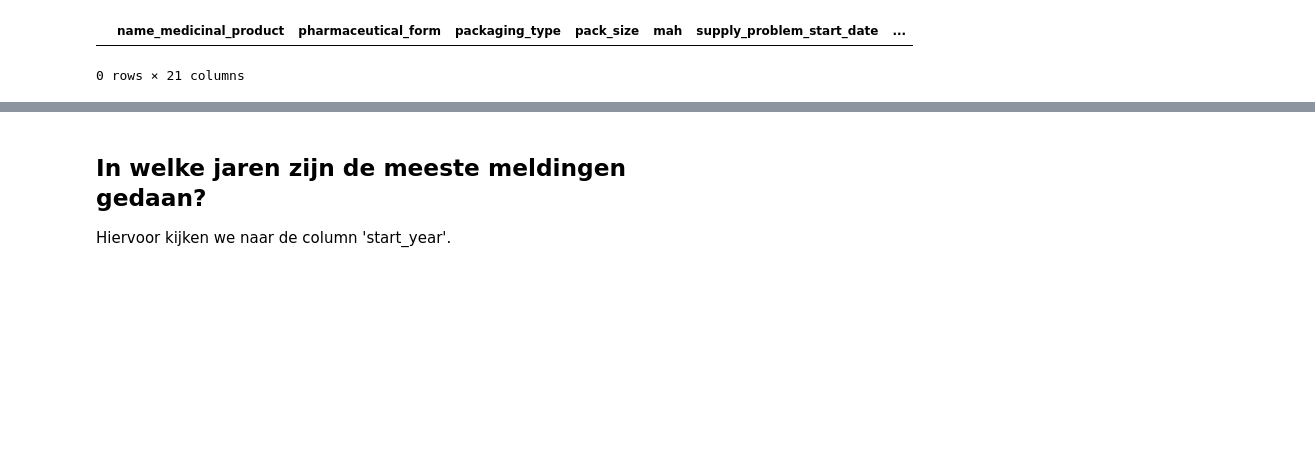
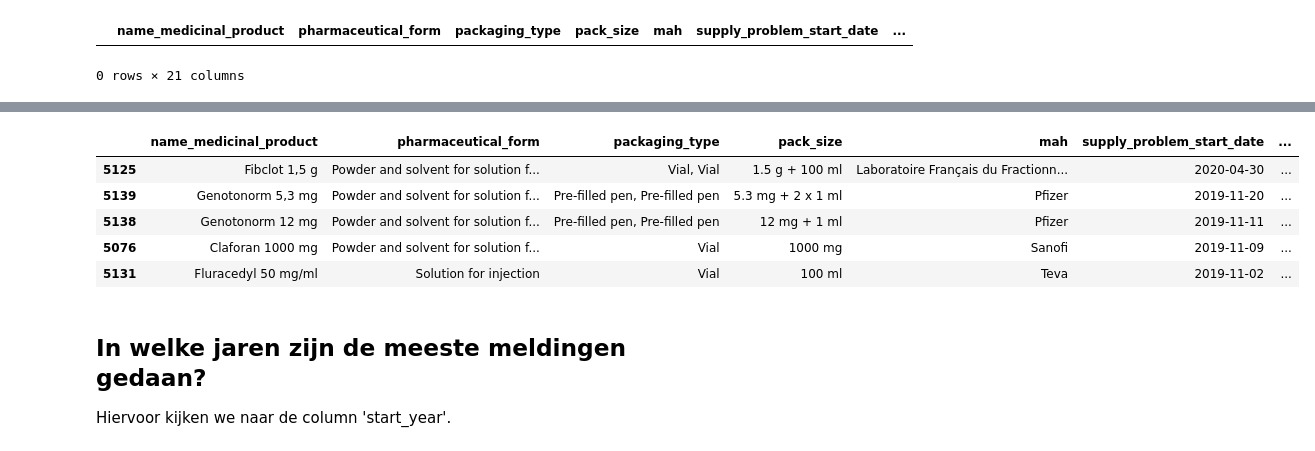
Before and after one commit to ducoquelicot/old_vrtnwsdata, a Jupyter notebook: zorg/exploration.ipynb, the cells around one changed output, grey strips where cells are left out. Cells and saved outputs as stored; diff of their text form; code cells hidden in the pictures; blank space fills up the shorter version.

```diff
--- a/zorg/exploration.ipynb
+++ b/zorg/exploration.ipynb
@@ -1177,3 +1212,12 @@ Dat gezegd hebbende, de volgende vragen zijn interessant:
+# %%
+supply.sort_values(by='supply_problem_start_date', ascending=False).head(5)
+# %% [output]
+|  | name_medicinal_product | pharmaceutical_form | packaging_type | pack_size | mah | supply_problem_start_date | ... |
+| 5125 | Fibclot 1,5 g | Powder and solvent for solution f... | Vial, Vial | 1.5 g + 100 ml | Laboratoire Français du Fractionn... | 2020-04-30 | ... |
+| 5139 | Genotonorm 5,3 mg | Powder and solvent for solution f... | Pre-filled pen, Pre-filled pen | 5.3 mg + 2 x 1 ml | Pfizer | 2019-11-20 | ... |
+| 5138 | Genotonorm 12 mg | Powder and solvent for solution f... | Pre-filled pen, Pre-filled pen | 12 mg + 1 ml | Pfizer | 2019-11-11 | ... |
+| 5076 | Claforan 1000 mg | Powder and solvent for solution f... | Vial | 1000 mg | Sanofi | 2019-11-09 | ... |
+| 5131 | Fluracedyl 50 mg/ml | Solution for injection | Vial | 100 ml | Teva | 2019-11-02 | ... |
 # %% [markdown]
 ## In welke jaren zijn de meeste meldingen gedaan?
 
```
Also changed, not shown: parts of 17 cells of this notebook, 2 other files.
